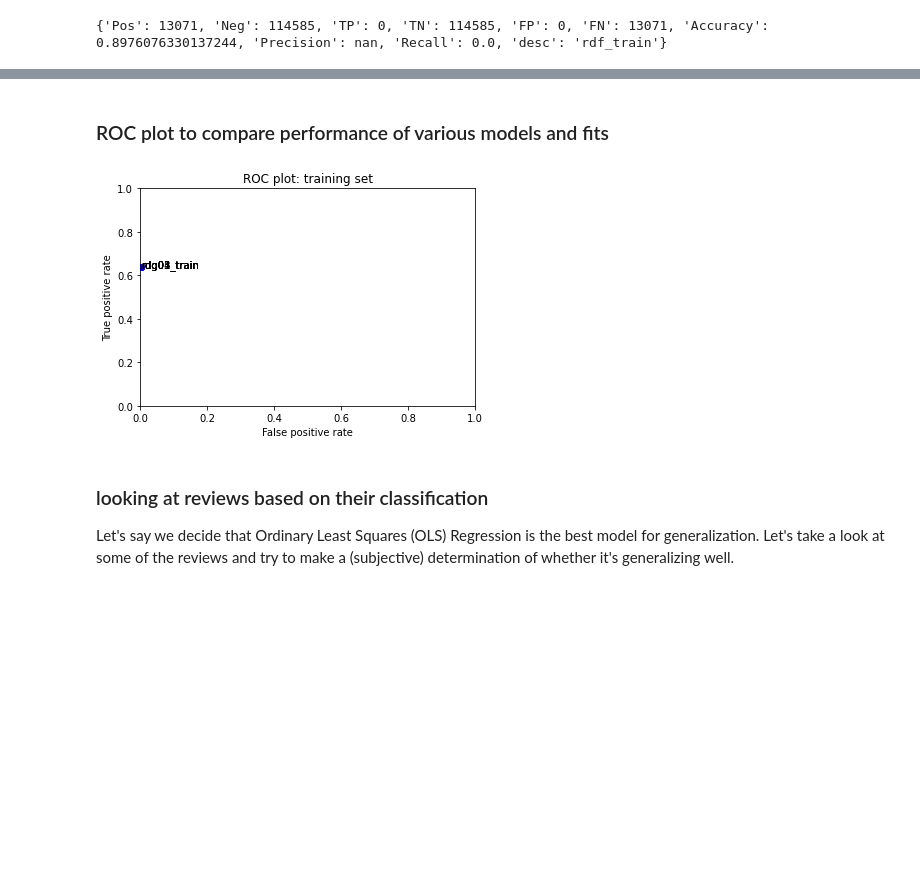
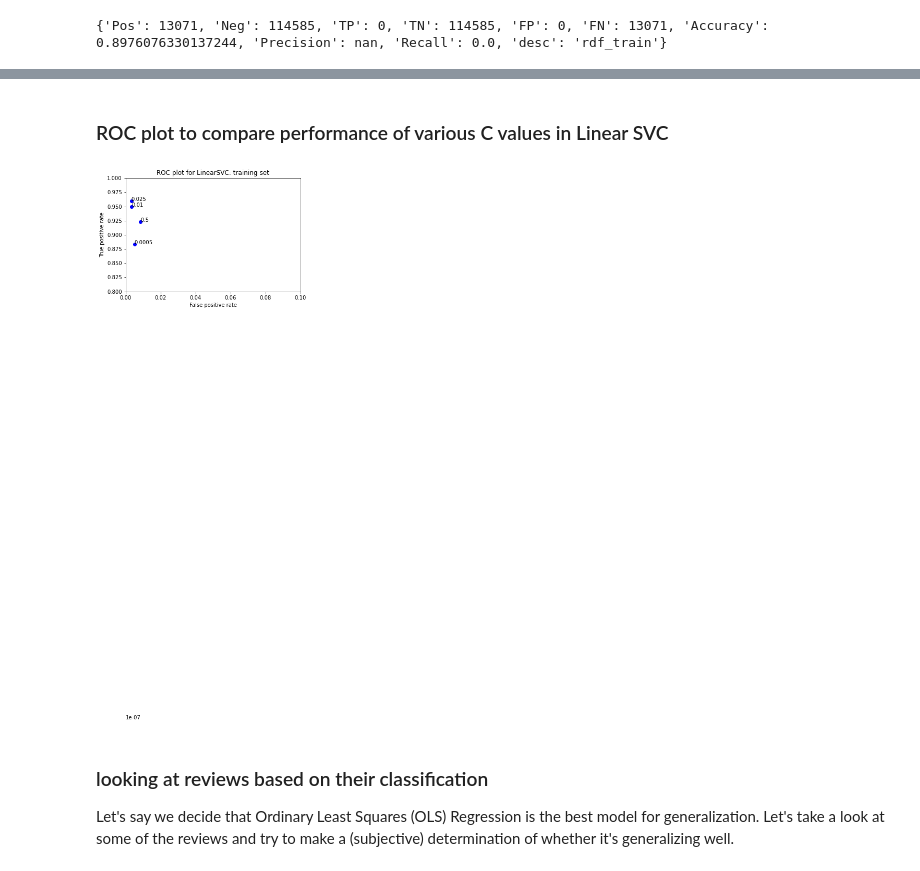
Before and after one commit to Jill1995/ml, a Jupyter notebook: final_assignment_1/toxiccomments_first_full_iteration.ipynb, the cells around one changed output, grey strips where cells are left out. Cells and saved outputs as stored; diff of their text form; code cells hidden in the pictures; blank space fills up the shorter version.

```diff
--- a/final_assignment_1/toxiccomments_first_full_iteration.ipynb
+++ b/final_assignment_1/toxiccomments_first_full_iteration.ipynb
@@ -296,0 +281,17 @@ print(rdf_performance_train.performance_measures)
+# %%
+from sklearn.svm import LinearSVC
+
+#set alphas and arrays
+C_val = [0.01, 0.0005, 0.0000001, 0.5, 0.025]
+svc={}
+svc_train={}
+
+
+for i in range(5):
+    svc[i] = LinearSVC(C=C_val[i])
+    svc[i].fit(X_train, y_train)
+    svc_train[i] = BinaryClassificationPerformance(svc[i].predict(X_train), y_train, (str(C_val[i])))
+    svc_train[i].compute_measures()
+# %%
+for i in range(5):
+    print(svc_train[i].performance_measures)
@@ -297,20 +304,21 @@ print(rdf_performance_train.performance_measures)
 # %% [markdown]
-### ROC plot to compare performance of various models and fits
+### ROC plot to compare performance of various C values in Linear SVC
 # %%
-fits = [rdg01_performance_train,rdg02_performance_train,rdg03_performance_train,rdg04_performance_train,rdg05_performance_train]
+#fits = [rdg01_performance_train,rdg02_performance_train,rdg03_performance_train,rdg04_performance_train,rdg05_performance_train]
 #fits = [rdf_performance_train,rdg02_performance_train,prc_performance_train,nbs_performance_train,lgs_performance_train,svm_performance_train,ols_performance_train]
-for fit in fits:
-    plt.plot(fit.performance_measures['FP'] / fit.performance_measures['Neg'],
-             fit.performance_measures['TP'] / fit.performance_measures['Pos'], 'bo')
-    plt.text(fit.performance_measures['FP'] / fit.performance_measures['Neg'],
-             fit.performance_measures['TP'] / fit.performance_measures['Pos'], fit.desc)
-plt.axis([0, 1, 0, 1])
-plt.title('ROC plot: training set')
+
+for i in range(5):
+    plt.plot(svc_train[i].performance_measures['FP'] / svc_train[i].performance_measures['Neg'],
+             svc_train[i].performance_measures['TP'] / svc_train[i].performance_measures['Pos'], 'bo')
+    plt.text(svc_train[i].performance_measures['FP'] / svc_train[i].performance_measures['Neg'],
+             svc_train[i].performance_measures['TP'] / svc_train[i].performance_measures['Pos'], svc_train[i].desc)
+plt.axis([0, 0.1, 0.8, 1])
+plt.title('ROC plot for LinearSVC: training set')
 plt.xlabel('False positive rate')
 plt.ylabel('True positive rate')
 plt.show()
 # %% [output]
-[figure, old version]
+[figure, new version]
 # %% [markdown]
 ### looking at reviews based on their classification
 
```
Also changed, not shown: parts of 33 cells of this notebook.
